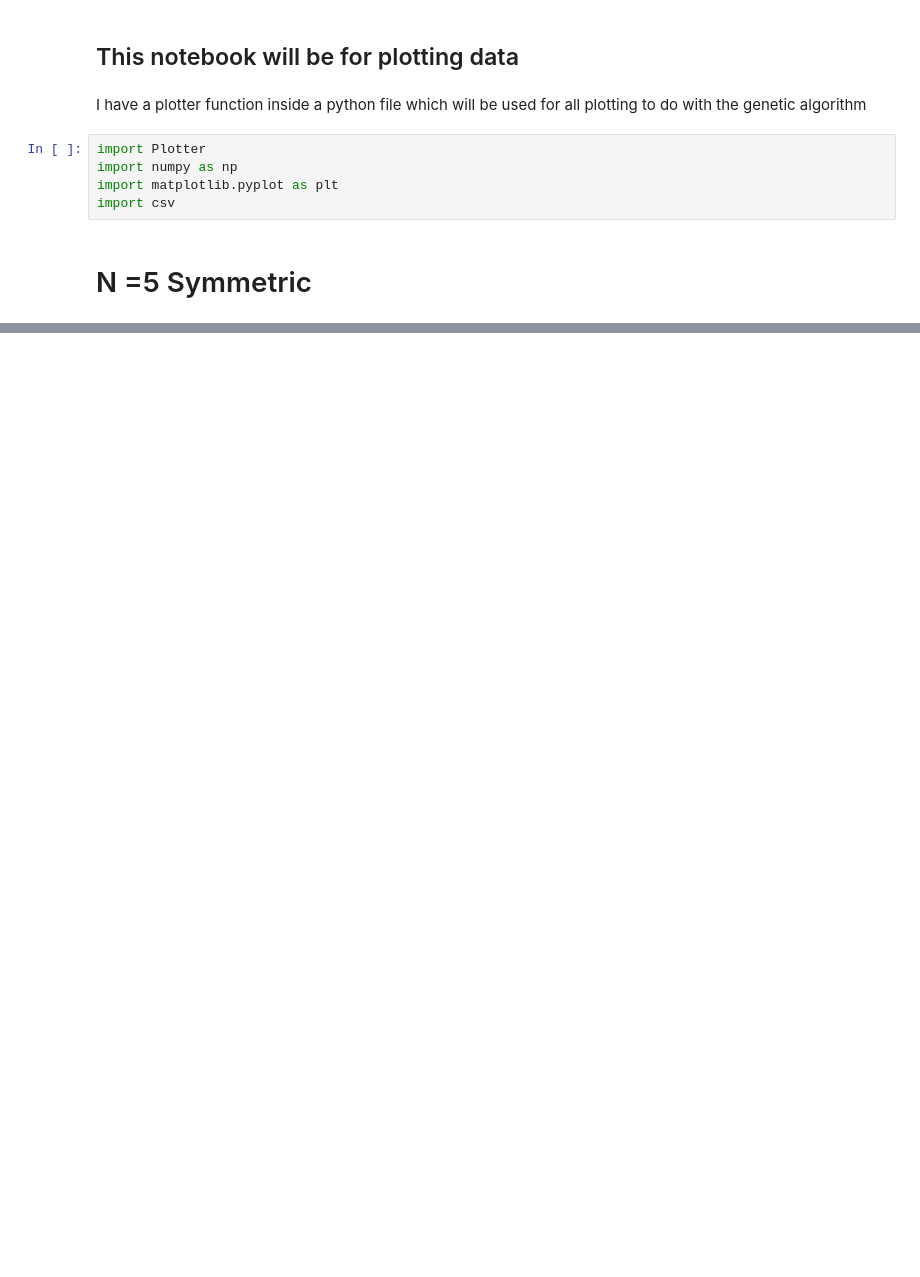
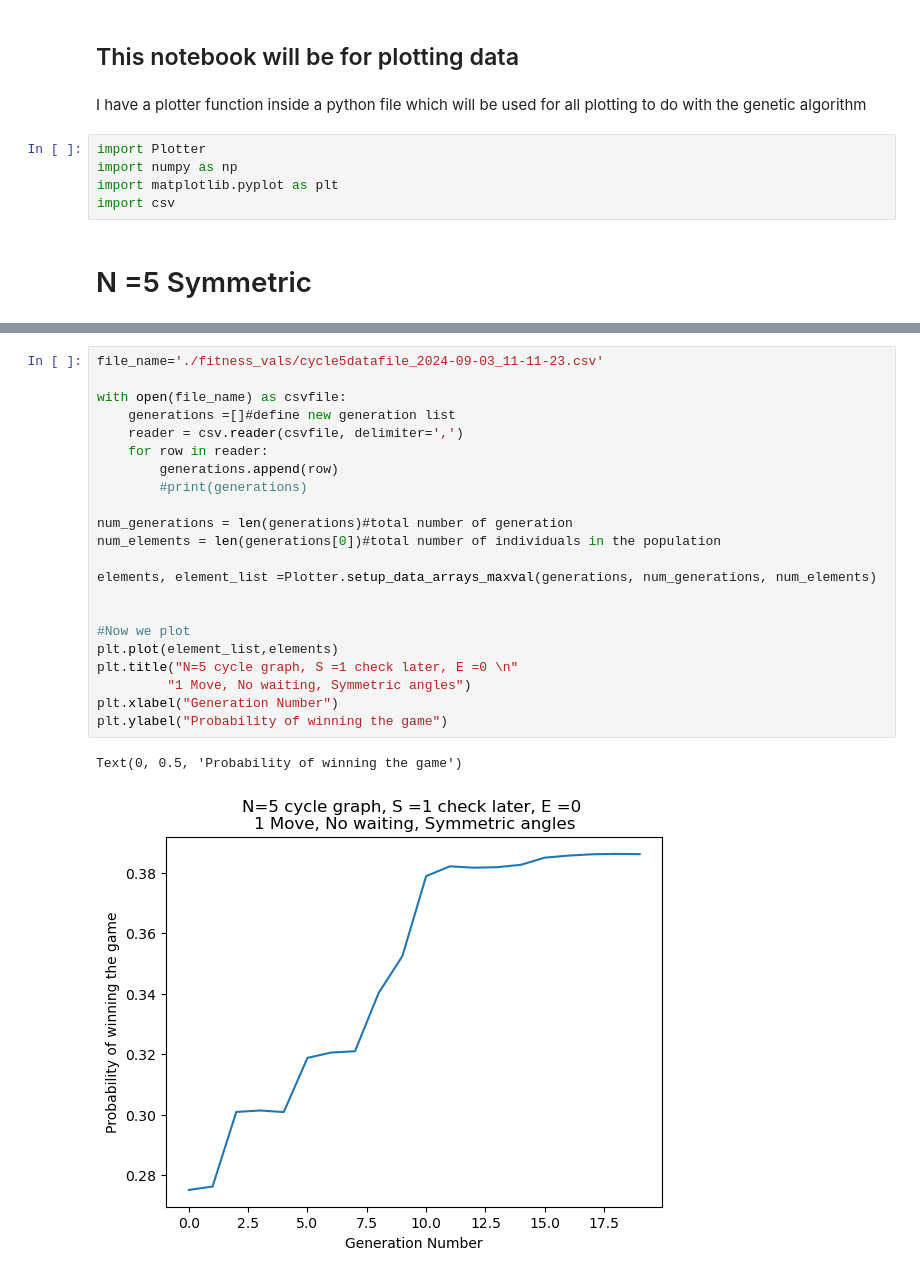
Before and after one commit to Jlftucker/rendezvoususingC, a Jupyter notebook: RendzvousInC++/data/PlottingNotebook.ipynb, the cells around one changed output, grey strips where cells are left out. Saved outputs shown, nothing was run; the diff lists cells and outputs as text; blank space fills up the shorter version.

Commit message:
Changed plotter to allow for plotting only max values as well

```diff
--- a/RendzvousInC++/data/PlottingNotebook.ipynb
+++ b/RendzvousInC++/data/PlottingNotebook.ipynb
@@ -39,3 +39,28 @@ while counter<num_generations:
     counter = counter +1
 # %% [output]
 [figure]
+# %%
+file_name='./fitness_vals/cycle5datafile_2024-09-03_11-11-23.csv'
+
+with open(file_name) as csvfile:
+    generations =[]#define new generation list
+    reader = csv.reader(csvfile, delimiter=',')
+    for row in reader:
+        generations.append(row)
+        #print(generations)
+
+num_generations = len(generations)#total number of generation
+num_elements = len(generations[0])#total number of individuals in the population
+
+elements, element_list =Plotter.setup_data_arrays_maxval(generations, num_generations, num_elements)
+
+
+#Now we plot
+plt.plot(element_list,elements)
+plt.title("N=5 cycle graph, S =1 check later, E =0 \n"
+         "1 Move, No waiting, Symmetric angles")
+plt.xlabel("Generation Number")
+plt.ylabel("Probability of winning the game")
+# %% [output]
+Text(0, 0.5, 'Probability of winning the game')
+[figure, added]
```
Also changed, not shown: parts of 1 cell of this notebook, 2 other files.
